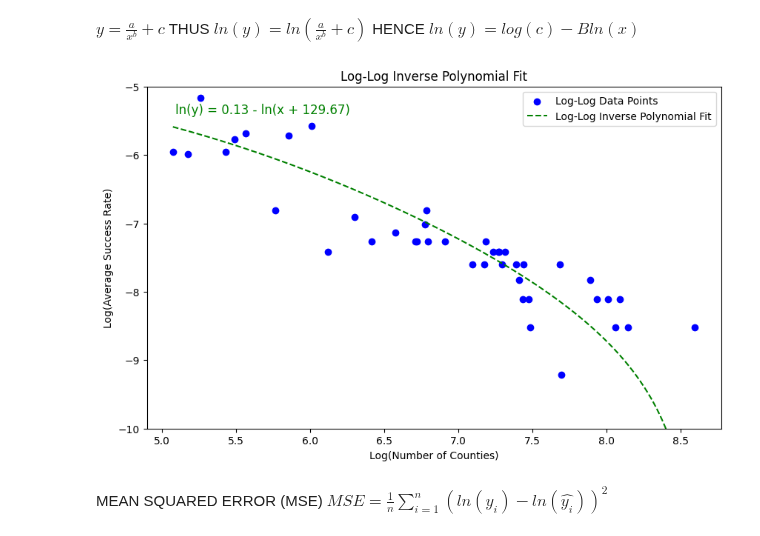
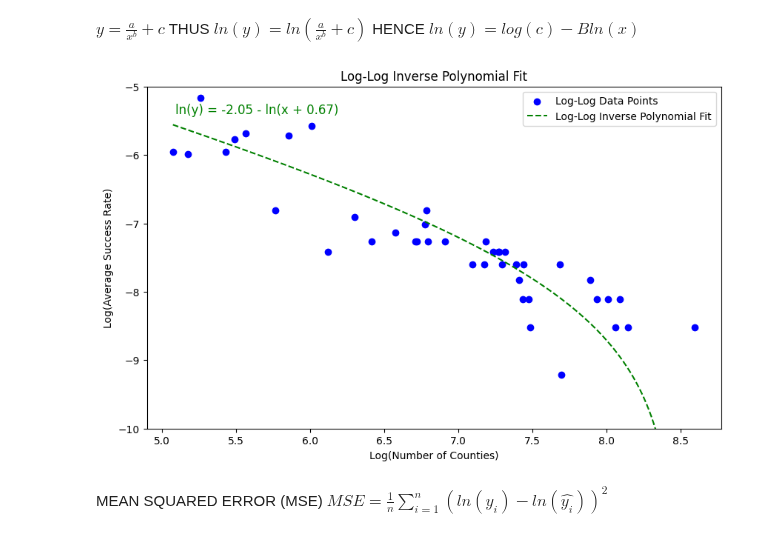
Before and after one commit to brookecarofeinberg/SamplingBalancedForests, a Jupyter notebook: t_plotting.ipynb, the cells around one changed output. Saved outputs shown, nothing was run; the diff lists cells and outputs as text; code cells hidden in the pictures.

```diff
--- a/t_plotting.ipynb
+++ b/t_plotting.ipynb
@@ -559,7 +614,7 @@ $y = \frac{a}{x^b}+c$  THUS $ln(y) = ln(\frac{a}{x^b}+c)$     HENCE     $ln(y) =
 
 #define inverse polynomial
 def inverse_polynomial(x, a, b, c):
-    return a / (x + b) + c
+    return (a / (x ** b)) + c
 
 #extarct data
 counties = [state_data["nodes"] for state_data in graph_data.values()]
@@ -576,34 +631,34 @@ a_poly, b_poly, c_poly = params_poly
 
 #generate in normal space then log transform them
 pred_poly = inverse_polynomial(counties, a_poly, b_poly, c_poly)
 log_pred_poly = np.log(pred_poly)
 
 #transform log-log space for plotting
 x_vals = np.linspace(min(counties), max(counties), 500)
 y_vals_poly = inverse_polynomial(x_vals, a_poly, b_poly, c_poly)
 
 #generate x values for plotting the fitted curve
 log_x_vals = np.log(x_vals)
 log_y_vals_poly = np.log(y_vals_poly)
 
 #plot log-log transformed data and fits
 plt.figure(figsize=(10, 6))
 plt.scatter(log_counties, log_avg_success_rates, color='blue', label="Log-Log Data Points")
 plt.plot(log_x_vals, log_y_vals_poly, "g--", label="Log-Log Inverse Polynomial Fit")
 
 # Formula text for inverse polynomial (in original space)
 formula_text_poly = f"ln(y) = {np.log(a_poly):.2f} - ln(x + {b_poly:.2f})"
 #formula_text_poly = f"y = {a_poly:.2f} / (x + {b_poly:.2f}) + {c_poly:.2f}"
 plt.text(0.05, 0.95, formula_text_poly, transform=plt.gca().transAxes, fontsize=12, verticalalignment='top', color="green")
 
 plt.ylim(-10, -5)
 plt.xlabel("Log(Number of Counties)")
 plt.ylabel("Log(Average Success Rate)")
 plt.title("Log-Log Inverse Polynomial Fit")
 plt.legend()
 plt.show()
 # %% [output]
-[figure, old version]
+[figure, new version]
 # %% [markdown]
 MEAN SQUARED ERROR (MSE) $MSE = \frac{1}{n} \sum_{i=1}^{n}(ln(y_i)-ln(\hat{y_i}))^2$
 # %%
```
Also changed, not shown: parts of 5 cells of this notebook, 1 other file.
